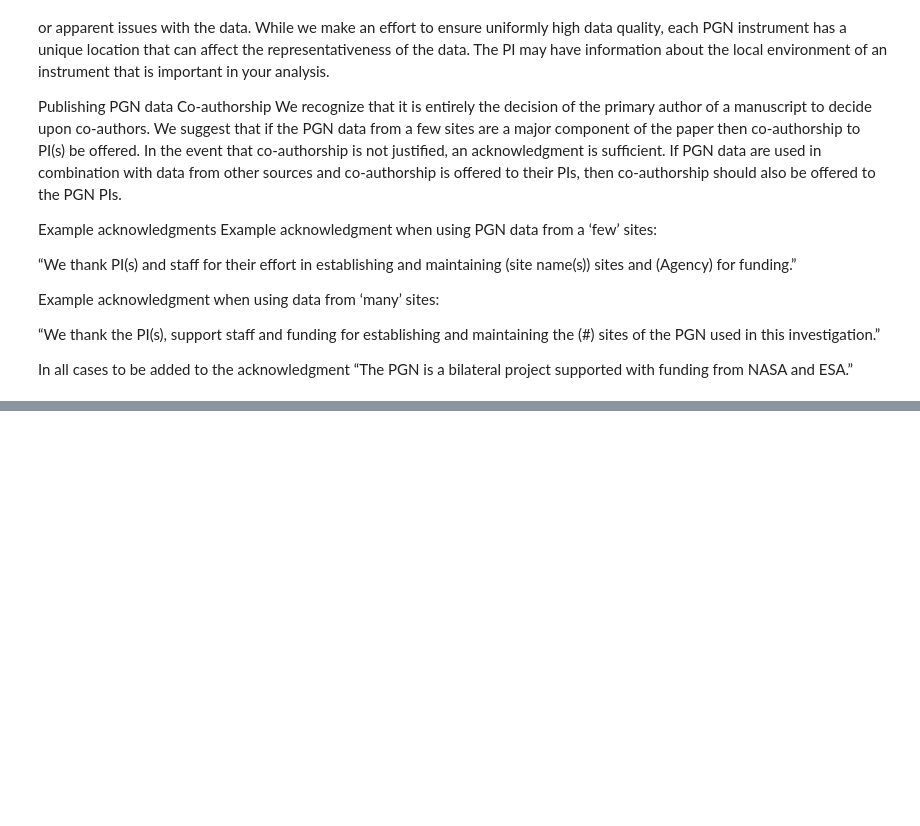
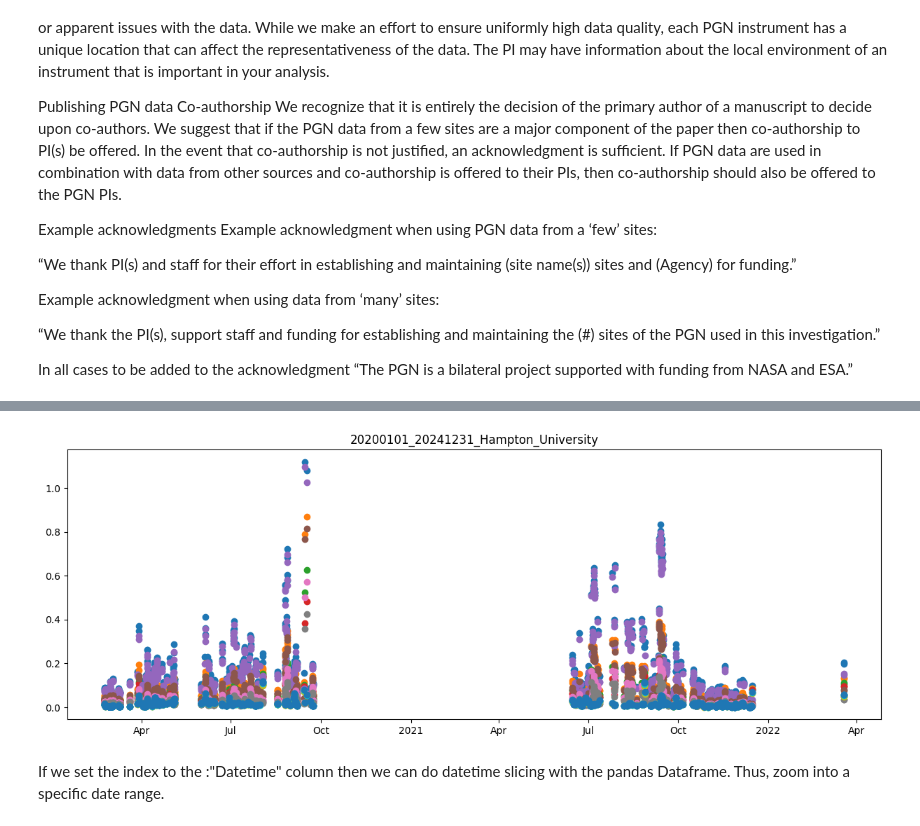
Before and after one commit to moroots/DATAS, a Jupyter notebook: JCRD/JCRD_plotting.ipynb, the cells around one changed output, grey strips where cells are left out. Drawn from its saved outputs; the diff is of its cells as text; code cells hidden in the pictures; blank space fills up the shorter version.

```diff
--- a/JCRD/JCRD_plotting.ipynb
+++ b/JCRD/JCRD_plotting.ipynb
@@ -92,0 +113,4 @@ mymap
+# %%
+for key in AERONET.keys():
+    # The format is Date(dd:mm:yyyy) Time(hh:mm:ss). Lets also make it timezone aware. utc=True
+    AERONET[key]["Datetime"] = pd.to_datetime(AERONET[key][cols[1]] + " " + AERONET[key][cols[2]], format="%d:%m:%Y %H:%M:%S", utc=True)
@@ -92,0 +121,23 @@ mymap
+# %%
+import matplotlib.dates as mdates
+import matplotlib.units as munits
+from datetime import datetime
+
+fig, ax = plt.subplots(figsize=(15,5))
+for col in cols[10:21]:
+    # X-axis is time: "Datetime" - Y-axis is AOD columns (i.e. cols)
+    # label is col: For legend
+    ax.scatter(AERONET[filepath.stem]["Datetime"], AERONET[filepath.stem][col], label=col)
+
+plt.legend
+ax.set_title(filepath.stem)
+
+converter = mdates.ConciseDateConverter()
+munits.registry[datetime] = converter
+
+ax.xaxis_date()
+plt.show()
+# %% [output]
+[figure, added]
+# %% [markdown]
+If we set the index to the :"Datetime" column then we can do datetime slicing with the pandas Dataframe. Thus, zoom into a specific date range.
```
Also changed, not shown: parts of 17 cells of this notebook, 3 other files.
